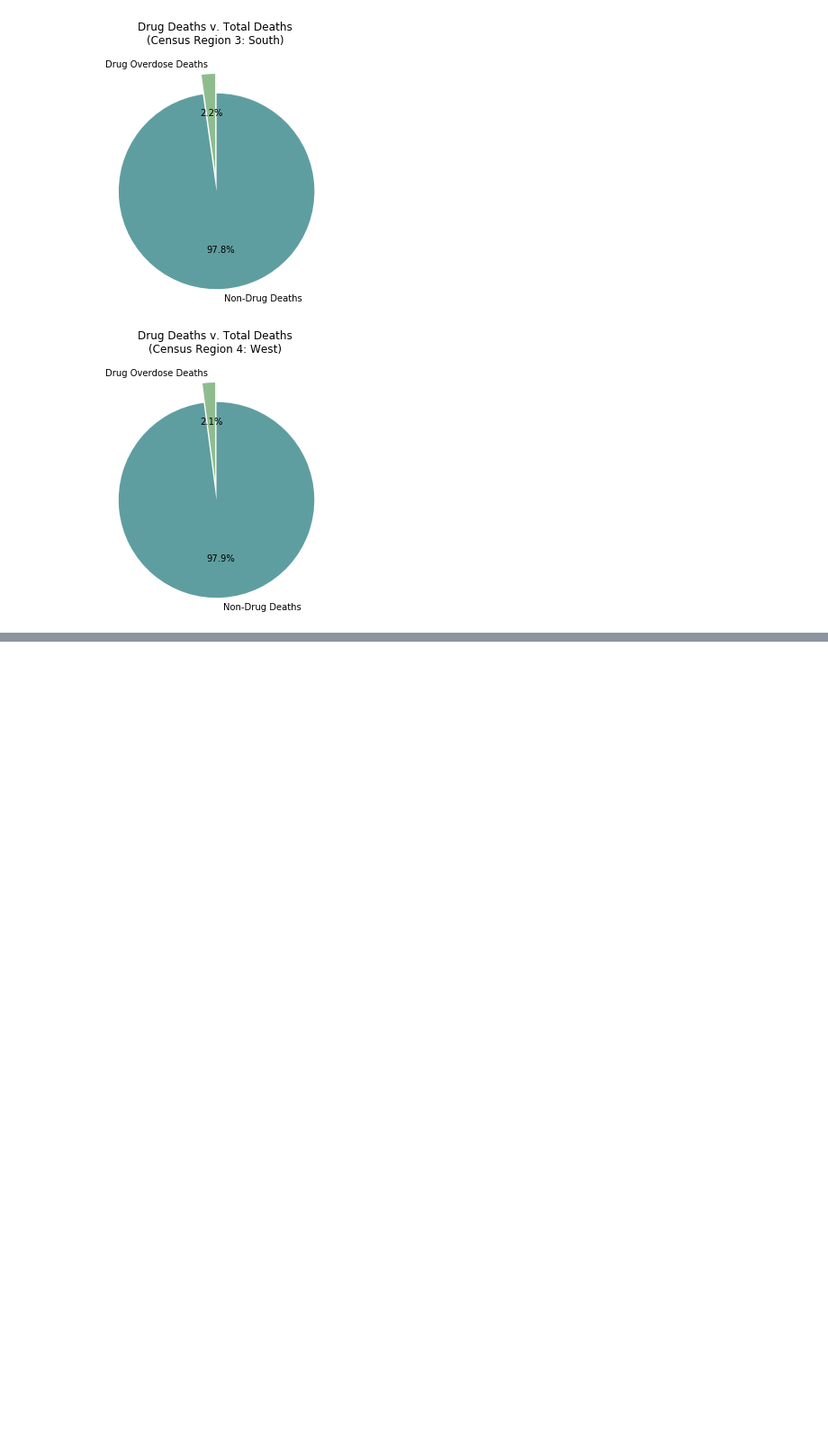
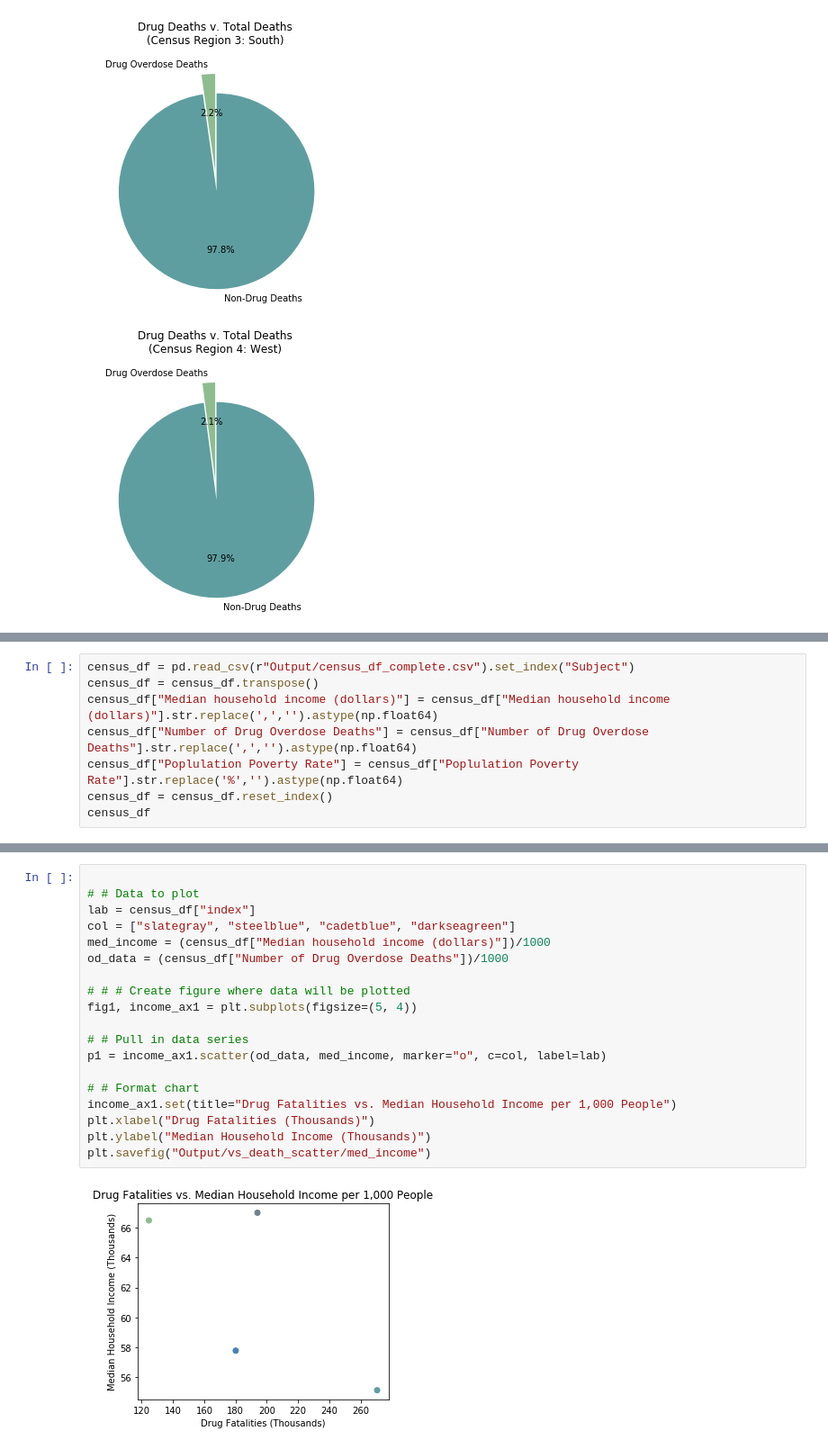
Before and after one commit to linmck/group_project_1, a Jupyter notebook: graphing.ipynb, the cells around one changed output, grey strips where cells are left out. Shown at 90% size. Saved outputs shown, nothing was run; the diff lists cells and outputs as text; blank space fills up the shorter version.

Commit message:
Working graphs

```diff
--- a/graphing.ipynb
+++ b/graphing.ipynb
@@ -261,2 +263,10 @@ autolabel(overdose_vals)
 # %% [output]
 [figure]
+# %%
+census_df = pd.read_csv(r"Output/census_df_complete.csv").set_index("Subject")
+census_df = census_df.transpose()
+census_df["Median household income (dollars)"] = census_df["Median household income (dollars)"].str.replace(',','').astype(np.float64)
+census_df["Number of Drug Overdose Deaths"] = census_df["Number of Drug Overdose Deaths"].str.replace(',','').astype(np.float64)
+census_df["Poplulation Poverty Rate"] = census_df["Poplulation Poverty Rate"].str.replace('%','').astype(np.float64)
+census_df = census_df.reset_index()
+census_df
@@ -262,0 +279,21 @@ autolabel(overdose_vals)
+# %%
+
+# # Data to plot
+lab = census_df["index"]
+col = ["slategray", "steelblue", "cadetblue", "darkseagreen"]
+med_income = (census_df["Median household income (dollars)"])/1000
+od_data = (census_df["Number of Drug Overdose Deaths"])/1000
+
+# # # Create figure where data will be plotted
+fig1, income_ax1 = plt.subplots(figsize=(5, 4))
+
+# # Pull in data series
+p1 = income_ax1.scatter(od_data, med_income, marker="o", c=col, label=lab)
+
+# # Format chart
+income_ax1.set(title="Drug Fatalities vs. Median Household Income per 1,000 People")
+plt.xlabel("Drug Fatalities (Thousands)")
+plt.ylabel("Median Household Income (Thousands)")
+plt.savefig("Output/vs_death_scatter/med_income")
+# %% [output]
+[figure, added]
```
Also changed, not shown: parts of 3 cells of this notebook, 5 other files.
